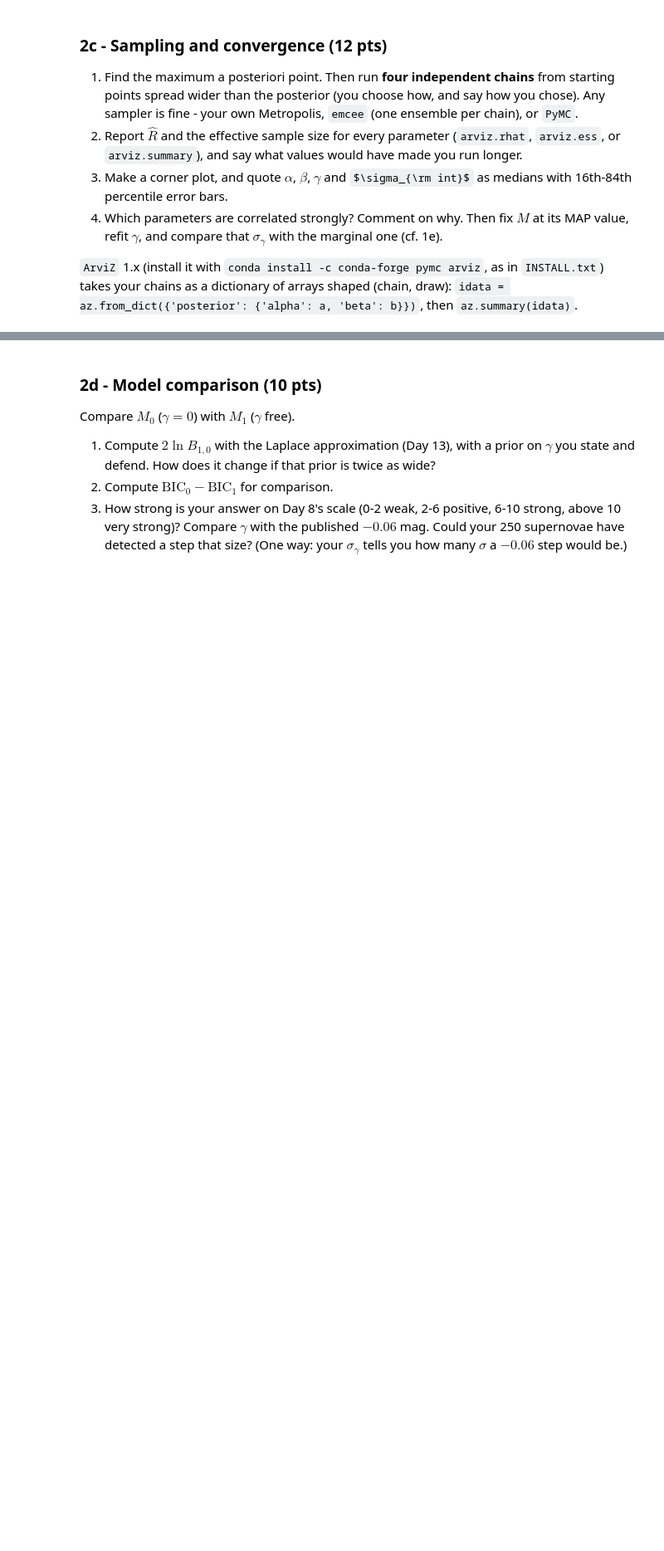
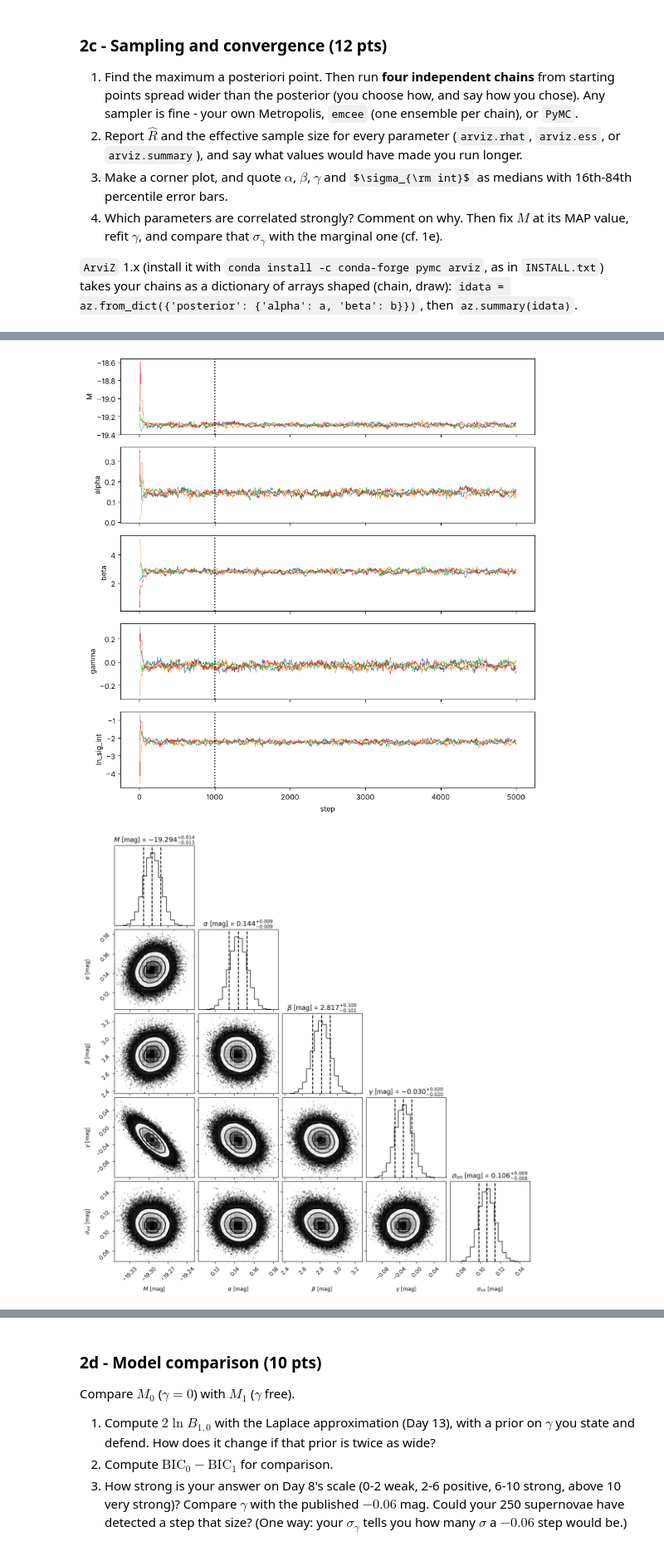
Before and after one commit to yiming-maa/ast457_2026_Fall, a Jupyter notebook: submissions/ym31/midterm.ipynb, the cells around one changed output, grey strips where cells are left out. Shown at 83% size. Cells and saved outputs as stored; diff of their text form; code cells hidden in the pictures; some formulas as TeX source; blank space fills up the shorter version.

```diff
--- a/submissions/ym31/midterm.ipynb
+++ b/submissions/ym31/midterm.ipynb
@@ -381,3 +538,80 @@ where $C_i$ is that supernova's $3\times3$ covariance of $(m_B, x_1, c)$.
 `ArviZ` 1.x (install it with `conda install -c conda-forge pymc arviz`, as in `INSTALL.txt`) takes your chains as a dictionary of arrays shaped (chain, draw): `idata = az.from_dict({'posterior': {'alpha': a, 'beta': b}})`, then `az.summary(idata)`.
 # %%
 # 2c: your work here
+import emcee, corner
+import arviz as az
+
+def hessian(f, p, h=1e-4):
+    n = len(p); H = np.zeros((n, n))
+    for i in range(n):
+        for j in range(n):
+            ei, ej = np.zeros(n), np.zeros(n); ei[i] = h; ej[j] = h
+            H[i, j] = (f(p+ei+ej) - f(p+ei-ej) - f(p-ei+ej) + f(p-ei-ej)) / (4*h**2)
+    return H
+
+# (1) MAP: flat priors, so the MAP is the max-likelihood point inside the bounds. Several starts to be safe.
+starts = [[-19.3, 0.15, 3.0, -0.05, np.log(0.1)], [-19.0, 0.0, 1.0, 0.1, np.log(0.3)], [-19.6, 0.4, 5.0, -0.2, np.log(0.03)]]
+fits = [minimize(m2lnL, s0, method='Nelder-Mead', options=NM) for s0 in starts]
+for f_ in fits: print(f"start -> -2lnL = {f_.fun:.4f}, p = {np.round(f_.x, 4)}")
+map1 = min(fits, key=lambda f_: f_.fun)
+p_map, m2_map1 = map1.x, map1.fun
+C1 = 2*np.linalg.inv(hessian(m2lnL, p_map))        # factor 2: -2lnL
+s_map = np.sqrt(np.diag(C1))
+print("MAP +/- curvature:", ", ".join(f"{n} = {v:.4f} +/- {e:.4f}" for n, v, e in zip(names, p_map, s_map)))
+
+# four independent emcee ensembles = four chains, each started from a different, overdispersed place:
+# each ensemble's walkers are drawn from a box 10 curvature-sigmas wide around a random point that is itself
+# 10 sigma away from the MAP, so the four chains start far from each other and from the posterior
+nw, nsteps, burn = 32, 5000, 1000
+np.random.seed(457)                                  # emcee uses numpy's global RNG
+samplers, starts_used = [], []
+for k in range(4):
+    centre = p_map + 10*s_map*rng.choice([-1, 1], 5)
+    p0 = np.clip(centre + 10*s_map*rng.standard_normal((nw, 5)), lo_b + 1e-6, hi_b - 1e-6)
+    starts_used.append(centre)
+    smp = emcee.EnsembleSampler(nw, 5, ln_post); smp.run_mcmc(p0, nsteps, progress=False)
+    samplers.append(smp)
+    print(f"chain {k}: start centre gamma = {centre[3]:+.3f}, sig_int = {np.exp(centre[4]):.3f}; "
+          f"acceptance {smp.acceptance_fraction.mean():.2f}; tau = {np.round(smp.get_autocorr_time(quiet=True), 0)}")
+tau_max = max(s_.get_autocorr_time(quiet=True).max() for s_ in samplers)
+print(f"chain length {nsteps} steps = {nsteps/tau_max:.0f} tau_max; burn-in {burn} = {burn/tau_max:.0f} tau_max")
+
+# (2) R-hat and ESS. Each ensemble is one chain; its walkers are laid end to end (walker by walker), so
+# the draws keep their time order and ArviZ sees the real autocorrelation. (Interleaving the walkers
+# step by step makes neighbouring draws look independent and inflates the ESS by ~tau.)
+post = np.array([s_.get_chain(discard=burn).transpose(1, 0, 2).reshape(-1, 5) for s_ in samplers])  # (chain, draw, param)
+idata = az.from_dict({'posterior': {n: post[:, :, i] for i, n in enumerate(names)}})
+summ = az.summary(idata, ci_prob=0.68)
+print(summ)
+print("rough check, N/tau per chain summed:", int(4 * nw * (nsteps - burn) / tau_max))
+
+# trace plot (one walker per chain shown) to look at the burn-in too
+fig, ax = plt.subplots(5, 1, figsize=(9, 9), sharex=True)
+for k, s_ in enumerate(samplers):
+    chn = s_.get_chain()
+    for i in range(5): ax[i].plot(chn[:, 0, i], lw=0.4, color=f'C{k}')
+for i in range(5): ax[i].set_ylabel(names[i]); ax[i].axvline(burn, color='k', ls=':')
+ax[-1].set_xlabel('step'); plt.tight_layout(); plt.show()
+
+# (3) corner plot and the numbers
+flat = post.reshape(-1, 5).copy()
+flat[:, 4] = np.exp(flat[:, 4])                      # report sigma_int itself
+labs = [r'$M$ [mag]', r'$\alpha$ [mag]', r'$\beta$ [mag]', r'$\gamma$ [mag]', r'$\sigma_{\rm int}$ [mag]']
+corner.corner(flat, labels=labs, quantiles=[0.16, 0.5, 0.84], show_titles=True, title_fmt='.3f')
+plt.show()
+def summ_q(x):
+    l, m_, h = np.percentile(x, [16, 50, 84]); return m_, h - m_, m_ - l
+for n, i in zip(['M', 'alpha', 'beta', 'gamma', 'sigma_int'], range(5)):
+    m_, up, dn = summ_q(flat[:, i]); print(f"{n:>9s} = {m_:.4f} +{up:.4f} -{dn:.4f} mag")
+print(f"P(gamma < 0) = {np.mean(flat[:, 3] < 0):.3f}")
+
+# (4) correlations, then fix M at the MAP and refit gamma
+R = np.corrcoef(flat.T)
+print("correlation matrix (M, alpha, beta, gamma, sigma_int):\n", np.round(R, 2))
+fixM = lambda q: m2lnL(np.r_[p_map[0], q])
+fM = minimize(fixM, p_map[1:], method='Nelder-Mead', options=NM)
+CfM = 2*np.linalg.inv(hessian(fixM, fM.x))
+sg_fixM, sg_marg = np.sqrt(CfM[2, 2]), flat[:, 3].std()
+print(f"sigma_gamma with M fixed at MAP: {sg_fixM:.4f};  marginal (posterior std): {sg_marg:.4f};  ratio {sg_fixM/sg_marg:.2f}; "
+      f"sqrt(1 - rho_(M,gamma)^2) = {np.sqrt(1 - R[0, 3]**2):.2f}")
+# %% [output]
@@ -383,0 +634,2 @@ where $C_i$ is that supernova's $3\times3$ covariance of $(m_B, x_1, c)$.
+[figure, added]
+[figure, added]
```
Also changed, not shown: parts of 10 cells of this notebook.
